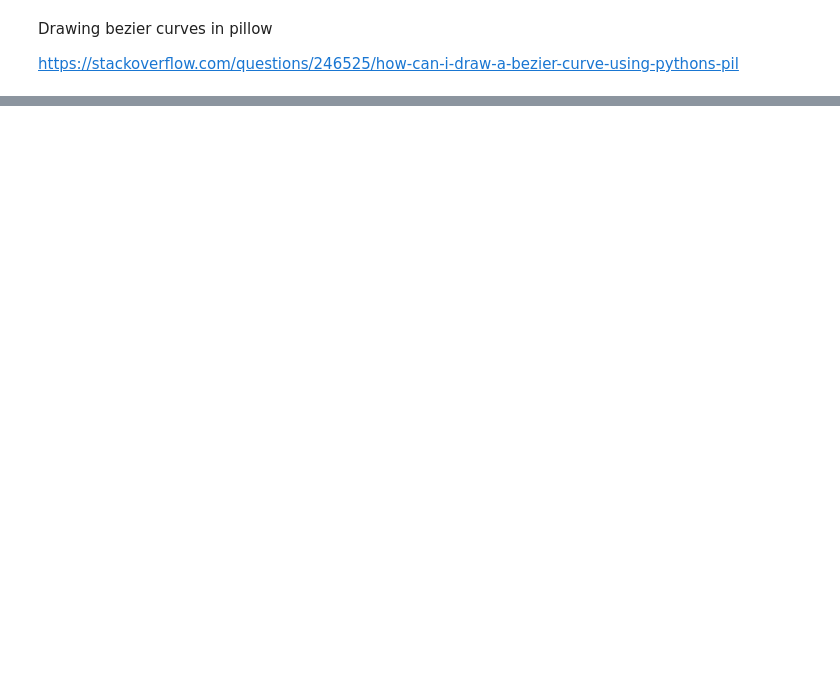
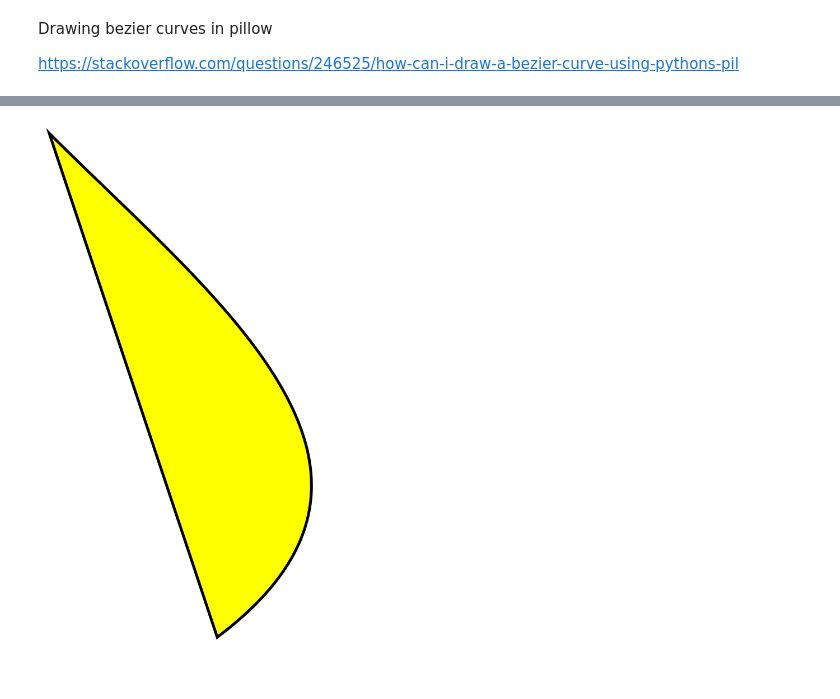
Before and after one commit to hunkim98/curves, a Jupyter notebook: python_curves.ipynb, the cells around one changed output, grey strips where cells are left out. Cells and saved outputs as stored; diff of their text form; code cells hidden in the pictures; blank space fills up the shorter version.

```diff
--- a/python_curves.ipynb
+++ b/python_curves.ipynb
@@ -23,0 +78,28 @@ ModuleNotFoundError: No module named 'aggdraw'
+# %%
+# imports
+from PIL import Image
+import aggdraw
+
+# setup
+img = Image.new("RGBA", (1000,1000)) # last part is image dimensions
+draw = aggdraw.Draw(img)
+outline = aggdraw.Pen("black", 5) # 5 is the outlinewidth in pixels
+fill = aggdraw.Brush("yellow")
+
+# the pathstring:
+#m for starting point
+#c for bezier curves
+#z for closing up the path, optional
+#(all lowercase letters for relative path)
+pathstring = " m0,0 c300,300,700,600,300,900 z"
+
+# create symbol
+symbol = aggdraw.Symbol(pathstring)
+
+# draw and save it
+xy = (20,20) # xy position to place symbol
+draw.symbol(xy, symbol, outline, fill)
+draw.flush()
+# img.save("testbeziercurves.png") # this image gets saved to same folder as the script
+# %% [output]
+[figure, added]
```
Also changed, not shown: parts of 3 cells of this notebook, 6 other files.
